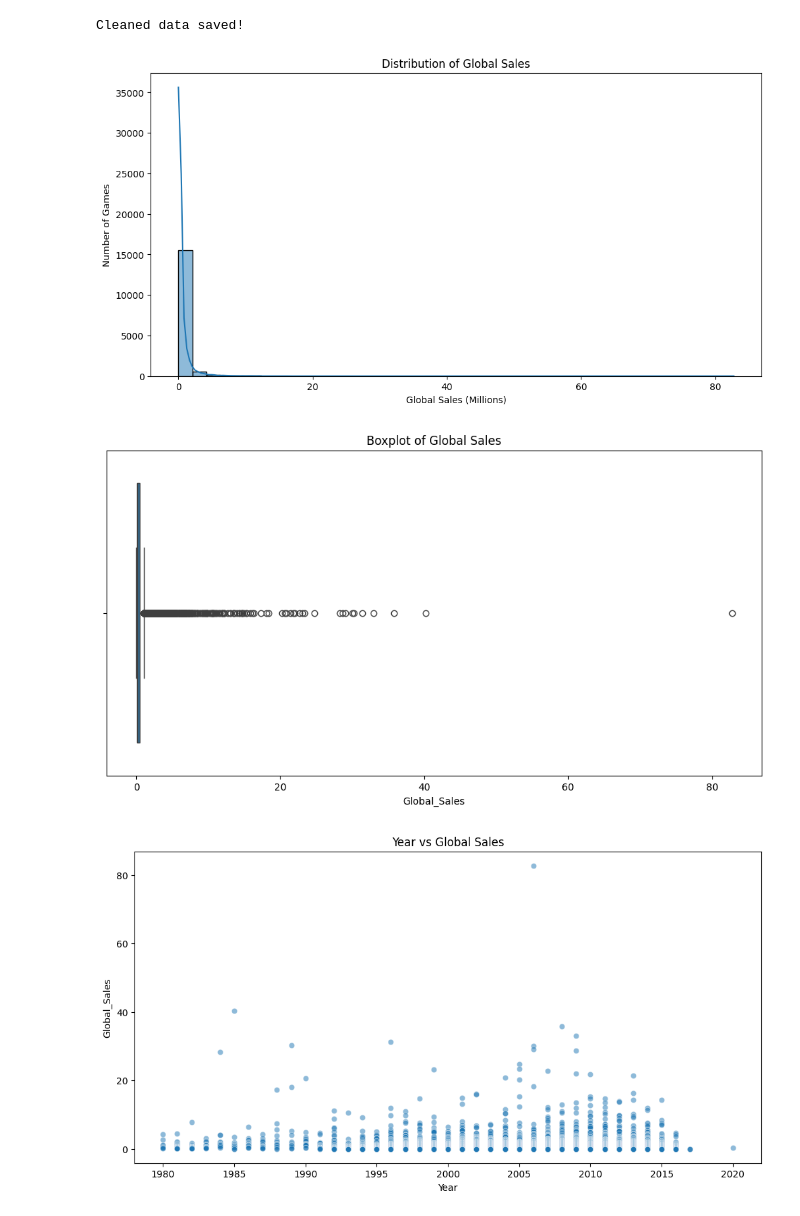
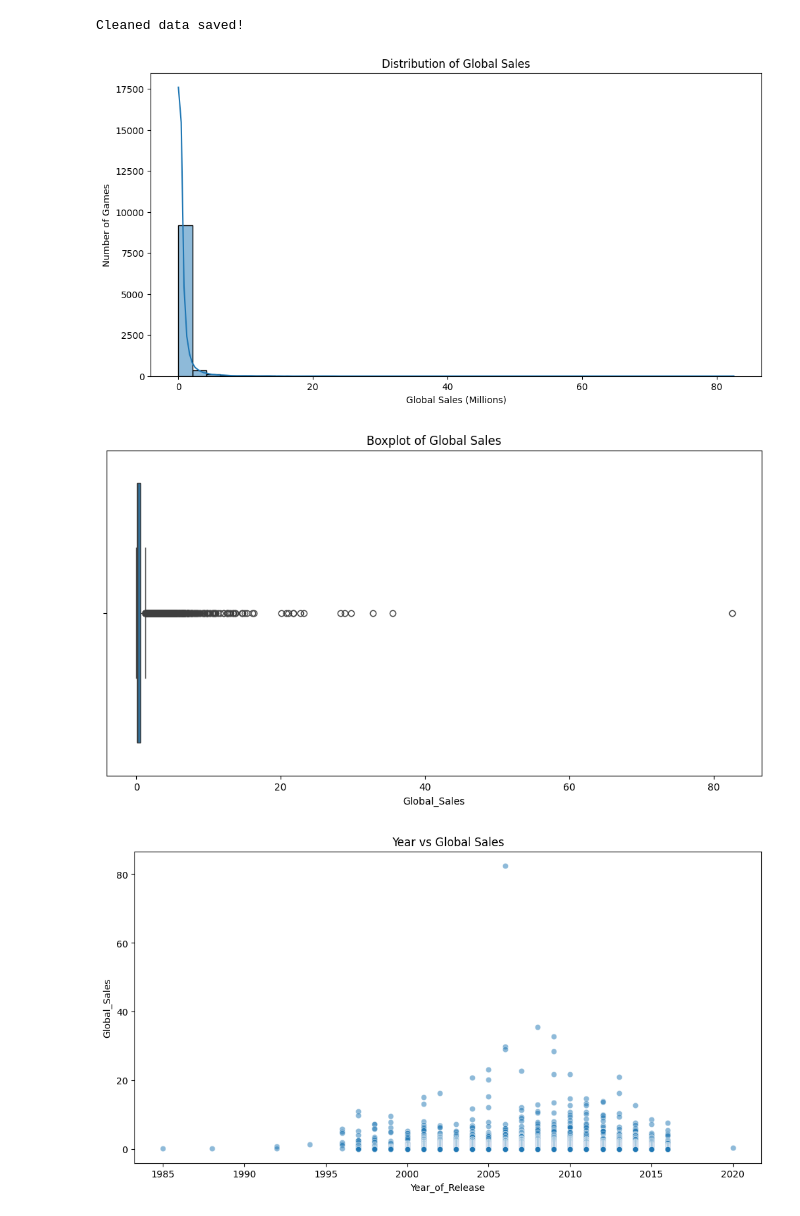
Before and after one commit to Aashi8810/ML_01_video_game_prediction, a Jupyter notebook: video_game_analysis/notebooks/fc110570_Belani/eda_and_preprocessing.ipynb, the cells around one changed output. Saved outputs shown, nothing was run; the diff lists cells and outputs as text; code cells hidden in the pictures.

```diff
--- a/video_game_analysis/notebooks/fc110570_Belani/eda_and_preprocessing.ipynb
+++ b/video_game_analysis/notebooks/fc110570_Belani/eda_and_preprocessing.ipynb
@@ -76,4 +110,7 @@ df = df.drop(columns=["Rank", "Name"])
 # %%
-# Step 8: Feature Engineering
-# Convert year to game age (2025 - year)
-df["Game_Age"] = 2025 - df["Year"]
+# Step 7: Feature Engineering
+# Convert year to game age (2025 - Year_of_Release)
+df["Game_Age"] = 2025 - df["Year_of_Release"]
+# %%
+# Step 8: Drop columns not useful for modeling
+df = df.drop(columns=["Name", "Developer"])
@@ -80,12 +119,12 @@ df["Game_Age"] = 2025 - df["Year"]
 # %%
-# Step 9: One-hot encode categorical variables (Platform, Genre, Publisher)
-#df = pd.get_dummies(df, columns=["Platform", "Genre"], drop_first=True)
+# Step 9: One-hot encode categorical variables
+publisher_counts = df["Publisher"].value_counts()
+rare_publishers = publisher_counts[publisher_counts < 50].index
+df["Publisher"] = df["Publisher"].apply(lambda x: "Other" if x in rare_publishers else x)
+df = pd.get_dummies(df, columns=["Platform", "Genre", "Publisher", "Rating"], drop_first=True)
 # %%
-# Step 10: Group rare publishers as "Other" and encode
-#publisher_counts = df["Publisher"].value_counts()
-#rare_publishers = publisher_counts[publisher_counts < 50].index
-#df["Publisher"] = df["Publisher"].apply(lambda x: "Other" if x in rare_publishers else x)
-#df = pd.get_dummies(df, columns=["Publisher"], drop_first=True)
+# Step 10: Drop remaining rows with missing numeric values
+df = df.dropna()
 # %%
 print(df.columns)
 # %% [output]
@@ -103,30 +156,31 @@ Cleaned data saved!
 # %%
 # 12.1: Distribution of Global Sales
 plt.figure(figsize=(12,6))
 sns.histplot(df["Global_Sales"], bins=40, kde=True)
 plt.title("Distribution of Global Sales")
 plt.xlabel("Global Sales (Millions)")
 plt.ylabel("Number of Games")
 plt.show()
+
 
 
 # Boxplot for Global Sales to check for outliers
 plt.figure(figsize=(12,6))
 sns.boxplot(x=df["Global_Sales"])
 plt.title("Boxplot of Global Sales")
 plt.show()
 
 
 
 # Scatterplot for Global Sales vs Year
 plt.figure(figsize=(12,6))
-sns.scatterplot(data=df, x="Year", y="Global_Sales", alpha=0.5)
+sns.scatterplot(data=df, x="Year_of_Release", y="Global_Sales", alpha=0.5)
 plt.title("Year vs Global Sales")
 plt.show()
 # %% [output]
-[figure, old version]
+[figure, new version]
-[figure, old version]
+[figure, new version]
-[figure, old version]
+[figure, new version]
 # %%
 # 12.2: Global Sales by Genre (top 10)
 plt.figure(figsize=(12,6))
```
Also changed, not shown: parts of 16 cells of this notebook, 2 other files.
